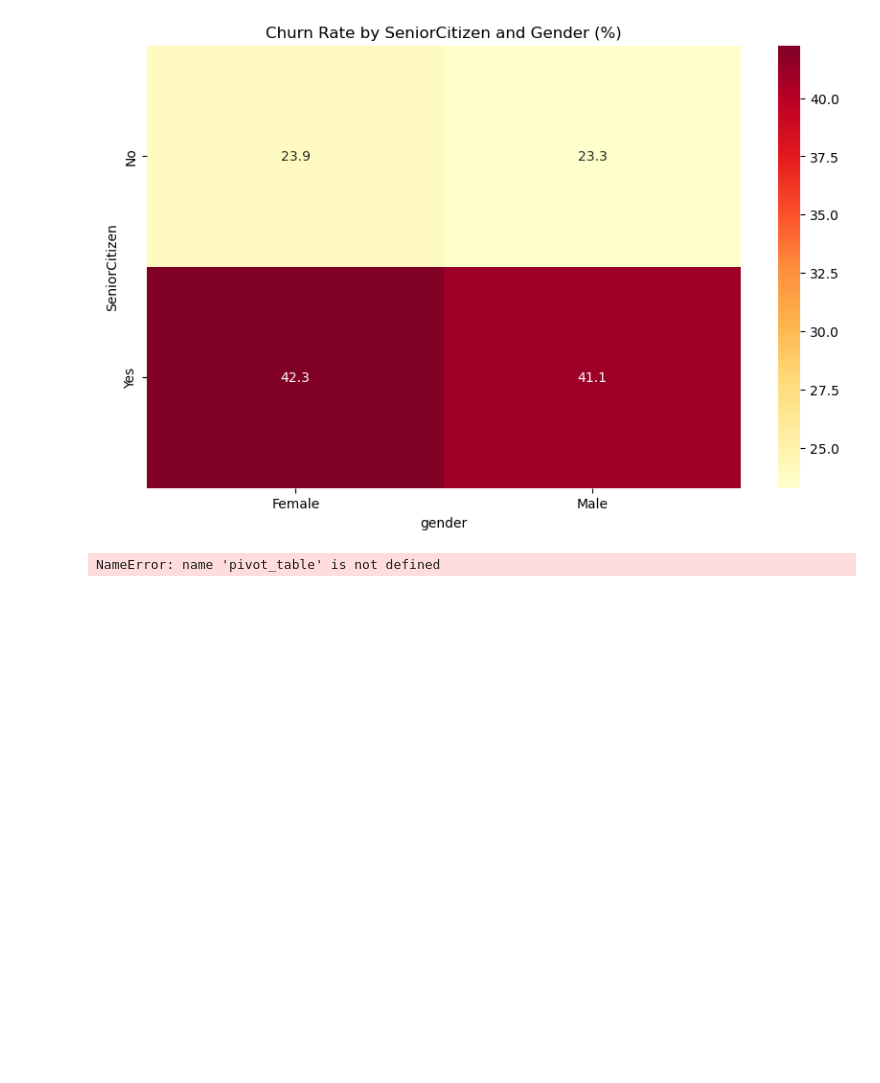
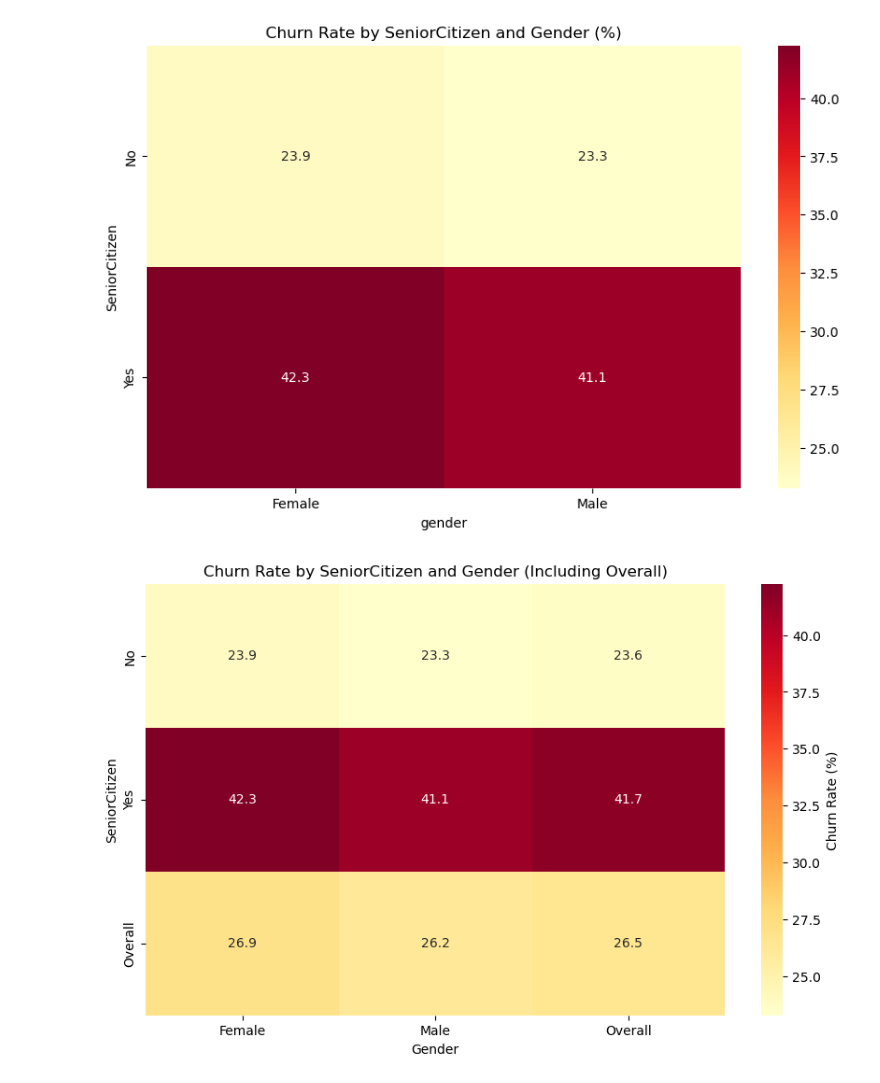
Before and after one commit to NCa307/Week5_project_prep, a Jupyter notebook: week5_project.ipynb, the cells around one changed output. Cells and saved outputs as stored; diff of their text form; code cells hidden in the pictures; blank space fills up the shorter version.

```diff
--- a/week5_project.ipynb
+++ b/week5_project.ipynb
@@ -387,7 +411,22 @@ plt.show()
 [figure]
 # %%
 #Insight: Gender doesn't really play a role in churn rates.
-# %%
-pivot_table.loc['Overall'] = overall_churn
-# %% [output]
-NameError: name 'pivot_table' is not defined
+# %%
+pivot_table = df.pivot_table(
+    index='SeniorCitizen',
+    columns='gender',
+    values='Churn_Binary',
+    aggfunc='mean',
+    margins=True,
+    margins_name='Overall'
+) * 100
+
+# Plot
+plt.figure(figsize=(10, 6))
+sns.heatmap(pivot_table, annot=True, fmt='.1f', cmap='YlOrRd', cbar_kws={'label': 'Churn Rate (%)'})
+plt.title('Churn Rate by SeniorCitizen and Gender (Including Overall)')
+plt.xlabel('Gender')
+plt.ylabel('SeniorCitizen')
+plt.show()
+# %% [output]
+[figure, added]
```
Also changed, not shown: parts of 12 cells of this notebook.
